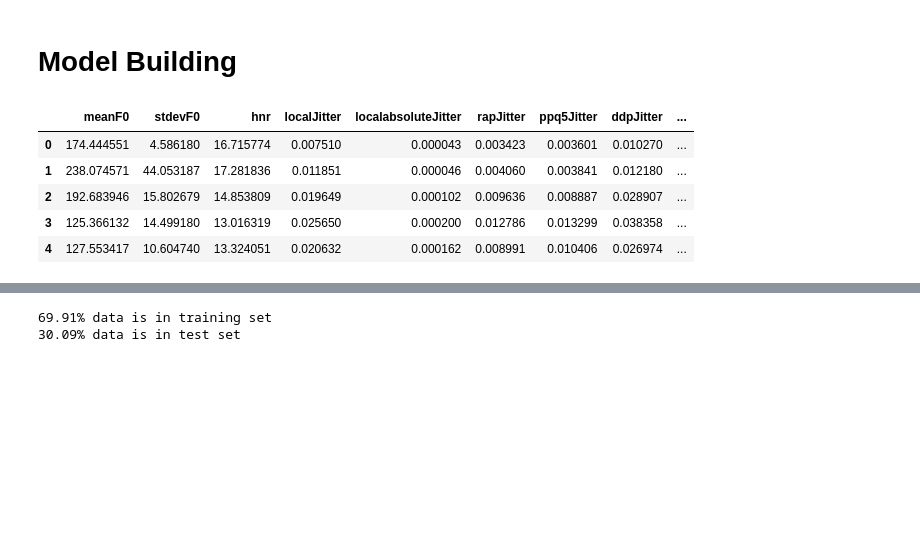
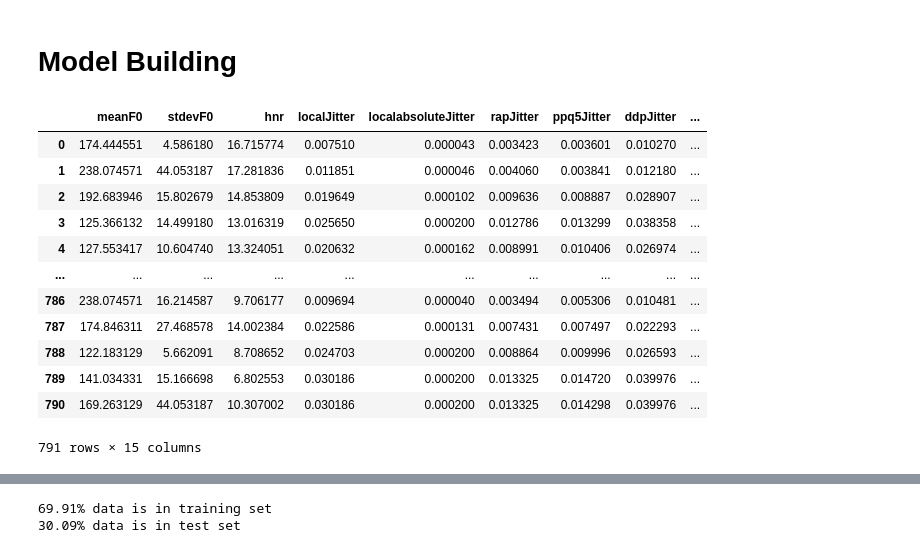
Before and after one commit to tomasfgon/Predictive-models-Parkinson, a Jupyter notebook: src/mdvr_modeling.ipynb, the cells around one changed output, grey strips where cells are left out. Saved outputs shown, nothing was run; the diff lists cells and outputs as text; code cells hidden in the pictures; blank space fills up the shorter version.

```diff
--- a/src/mdvr_modeling.ipynb
+++ b/src/mdvr_modeling.ipynb
@@ -36,13 +36,20 @@ features_df = pd.read_csv("../data/tables/mdvr_features.csv")
 reduced_features_df = pd.read_csv("../data/tables/mdvr_features.csv")
 reduced_features_df=reduced_features_df.drop(['PD'],axis=1)
 # %%
-features_df.head()
+features_df
 # %% [output]
 |  | meanF0 | stdevF0 | hnr | localJitter | localabsoluteJitter | rapJitter | ppq5Jitter | ddpJitter | ... |
 | 0 | 174.444551 | 4.586180 | 16.715774 | 0.007510 | 0.000043 | 0.003423 | 0.003601 | 0.010270 | ... |
 | 1 | 238.074571 | 44.053187 | 17.281836 | 0.011851 | 0.000046 | 0.004060 | 0.003841 | 0.012180 | ... |
 | 2 | 192.683946 | 15.802679 | 14.853809 | 0.019649 | 0.000102 | 0.009636 | 0.008887 | 0.028907 | ... |
 | 3 | 125.366132 | 14.499180 | 13.016319 | 0.025650 | 0.000200 | 0.012786 | 0.013299 | 0.038358 | ... |
 | 4 | 127.553417 | 10.604740 | 13.324051 | 0.020632 | 0.000162 | 0.008991 | 0.010406 | 0.026974 | ... |
+| ... | ... | ... | ... | ... | ... | ... | ... | ... | ... |
+| 786 | 238.074571 | 16.214587 | 9.706177 | 0.009694 | 0.000040 | 0.003494 | 0.005306 | 0.010481 | ... |
+| 787 | 174.846311 | 27.468578 | 14.002384 | 0.022586 | 0.000131 | 0.007431 | 0.007497 | 0.022293 | ... |
+| 788 | 122.183129 | 5.662091 | 8.708652 | 0.024703 | 0.000200 | 0.008864 | 0.009996 | 0.026593 | ... |
+| 789 | 141.034331 | 15.166698 | 6.802553 | 0.030186 | 0.000200 | 0.013325 | 0.014720 | 0.039976 | ... |
+| 790 | 169.263129 | 44.053187 | 10.307002 | 0.030186 | 0.000200 | 0.013325 | 0.014298 | 0.039976 | ... |
+791 rows × 15 columns
 # %%
 
```
Also changed, not shown: parts of 1 cell of this notebook, 2 other files.
